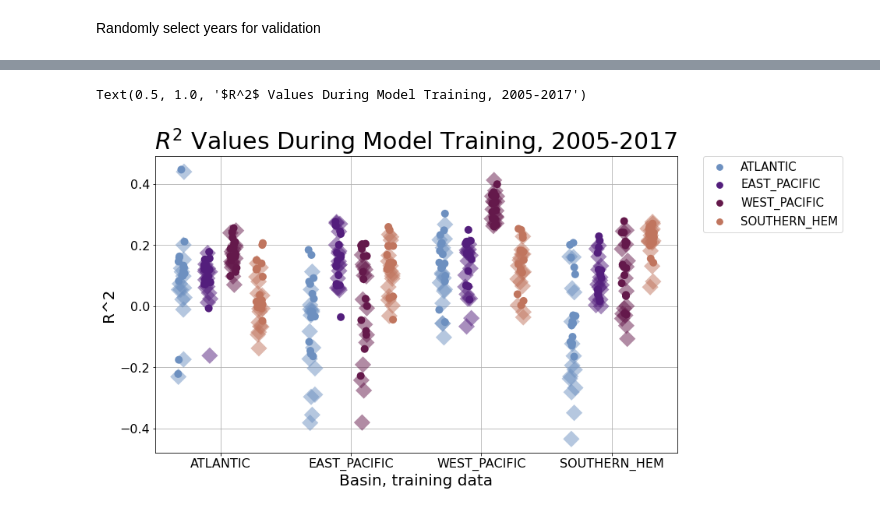
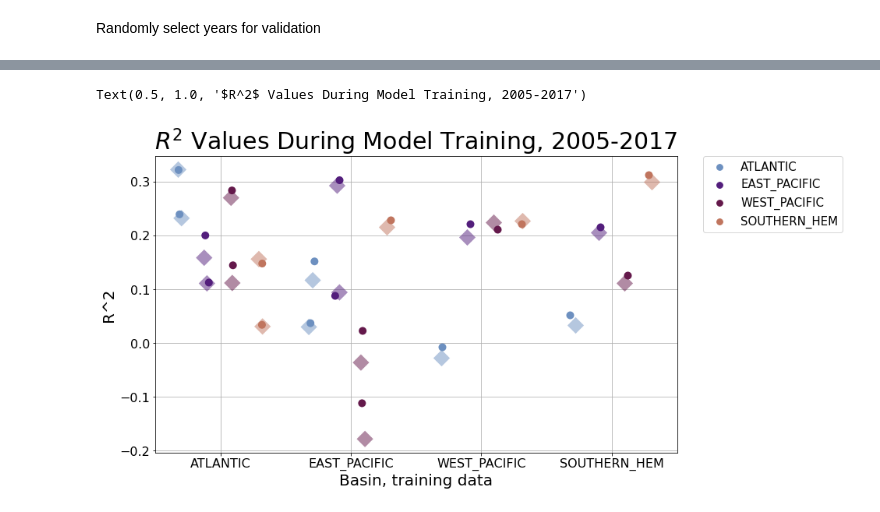
Before and after one commit to marie-mcgraw/climate_invariant_ML, a Jupyter notebook: TRAIN_simple_RF_model.ipynb, the cells around one changed output, grey strips where cells are left out. Cells and saved outputs as stored; diff of their text form; code cells hidden in the pictures.

```diff
--- a/TRAIN_simple_RF_model.ipynb
+++ b/TRAIN_simple_RF_model.ipynb
@@ -47,0 +39,7 @@ Index(['BASIN', 'ATCF ID', 'CASE', 'TIME', 'NAME', 'DATE_full', 'DTL', 'LAT',
+# %%
+interp_str = 'INTERP'
+outflow_str = 'outflow_avg'
+fname_save = 'DATA/SHIPS_processed_ALL_BASINS_I_scaled_landmask_{interp_str}_{outflow_str}.csv'.format(interp_str=interp_str,
+                                                                                    outflow_str=outflow_str)
+SHIPS_load = pd.read_csv(fname_save)
+SHIPS_load.columns
@@ -142,7 +148,7 @@ for i in np.arange(0,N_samples):
     X_test = SHIPS_train.reset_index().set_index(index_columns).loc[test_sel]
     X_test_sel = X_test[predictors_sel]
     #
-    pred_q = ['I_scaled','VMAX']
+    pred_q = ['I_scaled k','VMAX']
     #
     y_train = SHIPS_train.reset_index().set_index(index_columns).loc[train_sel]
     y_train_sel = y_train[pred_q]
@@ -161,7 +167,7 @@ for i in np.arange(0,N_samples):
         for i_basin_2 in basin_all:
             print('training on ',i_basin_1,', testing on ',i_basin_2)
             y_pred,y_test,rsq,mse = create_RF_regress(i_basin_1,i_basin_2,max_depth,score,max_features,n_estimators,min_samples_leaf,n_splits,
-                         X_train_use,y_train_use['I_scaled'],X_test_use,y_test_use['I_scaled'])
+                         X_train_use,y_train_use['I_scaled k'],X_test_use,y_test_use['I_scaled k'])
             i_rf_stats = pd.DataFrame(columns={'training basin','valid basin','MSE (I_scaled)','R^2  (I_scaled)',
                                       'MSE (I)','R^2 (I)','sample','validation yrs'},index=np.arange(0,1))
             i_rf_stats['training basin'] = i_basin_1
@@ -222,18 +232,19 @@ RF_stats = pd.read_csv('RF_model_STATS_{N}_samples_basin_gen_training_data_save.
 # %%
+RF_stats = rf_stats
 fig1,ax1 = plt.subplots(1,1,figsize=(12,7))
 plt1 = sns.stripplot(data=RF_stats,x='training basin',y='R^2 (I)',hue='valid basin',dodge=True,s=10,
            palette='twilight')
 plt2 = sns.stripplot(data=RF_stats,x='training basin',y='R^2 (I_scaled)',hue='valid basin',dodge=True,s=15,marker='D',
               palette='twilight',alpha=0.5)
 ax1.set_xlabel('Basin, training data',fontsize=20)
 ax1.tick_params(axis='both',labelsize=16)
 ax1.set_ylabel('R^2',fontsize=20)
 ax1.grid()
 handles, labels = plt2.get_legend_handles_labels()
 l = plt.legend(handles[0:4], labels[0:4], bbox_to_anchor=(1.05, 1), loc=2, borderaxespad=0.,fontsize=15)
 ax1.set_title('$R^2$ Values During Model Training, 2005-2017',fontsize=30)
 # %% [output]
 Text(0.5, 1.0, '$R^2$ Values During Model Training, 2005-2017')
-[figure, old version]
+[figure, new version]
 # %%
 RF_stats
```
Also changed, not shown: parts of 9 cells of this notebook, 5 other files.
